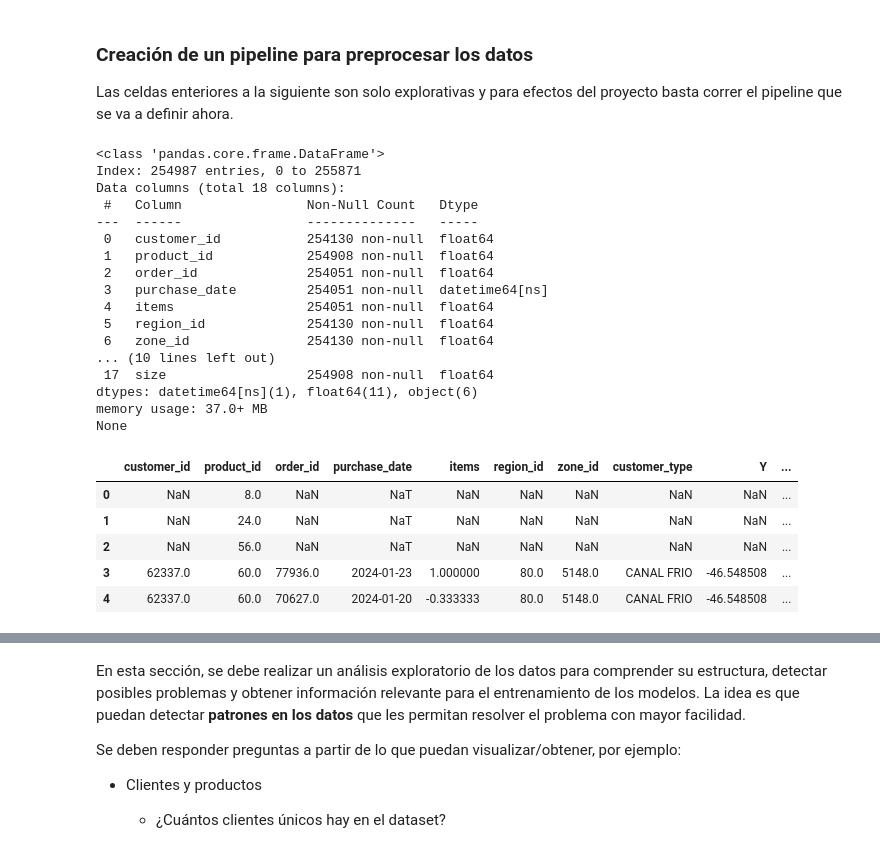
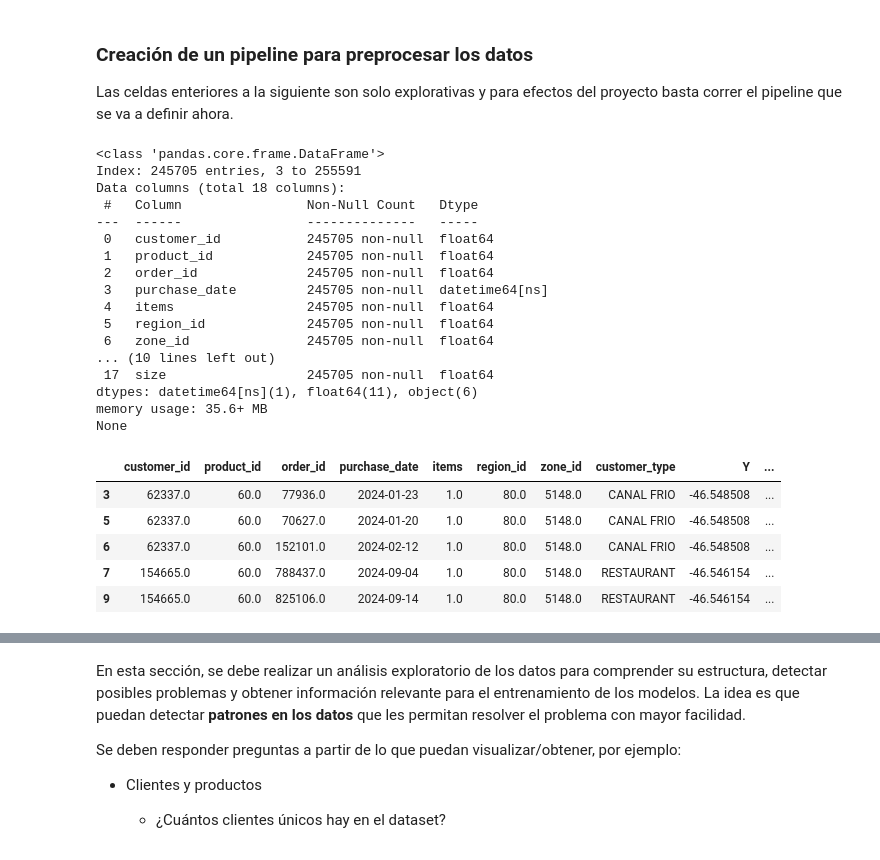
Before and after one commit to fco-marquez/MDS7202_Free_Riders, a Jupyter notebook: entrega1/enunciado_entrega1.ipynb, the cells around one changed output, grey strips where cells are left out. Cells and saved outputs as stored; diff of their text form; code cells hidden in the pictures.

Commit message:
Agrega prints a Pipline de preprocesamiento y primer esquema para el EDA

```diff
--- a/entrega1/enunciado_entrega1.ipynb
+++ b/entrega1/enunciado_entrega1.ipynb
@@ -407,54 +407,62 @@ class DataPreprocessor(BaseEstimator, TransformerMixin):
             on="product_id",
             how="outer"
         )
+        print(f"Dimensiones después del merge: {df_merged.shape}")
+
+        # Filas con todos nulos
+        df_merged = df_merged.dropna(how="all")
+        print(f"Dimensiones después de eliminar filas con todos los valores nulos: {df_merged.shape}")
+
+        # Eliminar valores negativos en las columnas de cantidades y tamaños
+        positives_cols = ["items", "num_deliver_per_week", "num_visit_per_week", "size"]
+        df_merged = df_merged[(df_merged[positives_cols] >= 0).all(axis=1)]
+        print(f"Dimensiones después de eliminar valores negativos: {df_merged.shape}")
 
         # Duplicados
         df_merged = df_merged.drop_duplicates()
-
-        # Filas con todos nulos
-        df_merged = df_merged.dropna(how="all")
+        print(f"Dimensiones después de eliminar duplicados: {df_merged.shape}")
 
         return df_merged
 
 
 # Construcción del pipeline
 preprocessing_pipeline = Pipeline([
     ("preprocessor", DataPreprocessor())
 ])
 
 # Ejecución del pipeline
 df_customers = pd.read_parquet("clientes.parquet", engine="pyarrow")
 df_products = pd.read_parquet("productos.parquet", engine="pyarrow")
 df_transactions = pd.read_parquet("transacciones.parquet", engine="pyarrow")
 
 df_final = preprocessing_pipeline.fit_transform((df_customers, df_products, df_transactions))
 
 print(df_final.info())
 df_final.head()
 # %% [output]
 <class 'pandas.core.frame.DataFrame'>
-Index: 254987 entries, 0 to 255871
+Index: 245705 entries, 3 to 255591
 Data columns (total 18 columns):
  #   Column                Non-Null Count   Dtype
 ---  ------                --------------   -----
- 0   customer_id           254130 non-null  float64
- 1   product_id            254908 non-null  float64
- 2   order_id              254051 non-null  float64
- 3   purchase_date         254051 non-null  datetime64[ns]
- 4   items                 254051 non-null  float64
- 5   region_id             254130 non-null  float64
- 6   zone_id               254130 non-null  float64
+ 0   customer_id           245705 non-null  float64
+ 1   product_id            245705 non-null  float64
+ 2   order_id              245705 non-null  float64
+ 3   purchase_date         245705 non-null  datetime64[ns]
+ 4   items                 245705 non-null  float64
+ 5   region_id             245705 non-null  float64
+ 6   zone_id               245705 non-null  float64
 ... (10 lines left out)
- 17  size                  254908 non-null  float64
+ 17  size                  245705 non-null  float64
 dtypes: datetime64[ns](1), float64(11), object(6)
-memory usage: 37.0+ MB
+memory usage: 35.6+ MB
 None
 |  | customer_id | product_id | order_id | purchase_date | items | region_id | zone_id | customer_type | Y | ... |
-| 0 | NaN | 8.0 | NaN | NaT | NaN | NaN | NaN | NaN | NaN | ... |
-| 1 | NaN | 24.0 | NaN | NaT | NaN | NaN | NaN | NaN | NaN | ... |
-| 2 | NaN | 56.0 | NaN | NaT | NaN | NaN | NaN | NaN | NaN | ... |
-| 3 | 62337.0 | 60.0 | 77936.0 | 2024-01-23 | 1.000000 | 80.0 | 5148.0 | CANAL FRIO | -46.548508 | ... |
-| 4 | 62337.0 | 60.0 | 70627.0 | 2024-01-20 | -0.333333 | 80.0 | 5148.0 | CANAL FRIO | -46.548508 | ... |
+| 3 | 62337.0 | 60.0 | 77936.0 | 2024-01-23 | 1.0 | 80.0 | 5148.0 | CANAL FRIO | -46.548508 | ... |
+| 5 | 62337.0 | 60.0 | 70627.0 | 2024-01-20 | 1.0 | 80.0 | 5148.0 | CANAL FRIO | -46.548508 | ... |
+| 6 | 62337.0 | 60.0 | 152101.0 | 2024-02-12 | 1.0 | 80.0 | 5148.0 | CANAL FRIO | -46.548508 | ... |
+| 7 | 154665.0 | 60.0 | 788437.0 | 2024-09-04 | 1.0 | 80.0 | 5148.0 | RESTAURANT | -46.546154 | ... |
+| 9 | 154665.0 | 60.0 | 825106.0 | 2024-09-14 | 1.0 | 80.0 | 5148.0 | RESTAURANT | -46.546154 | ... |
 # %% [markdown]
 ## 📌 EDA [0.5 puntos]
 
```
Also changed, not shown: parts of 8 cells of this notebook.
